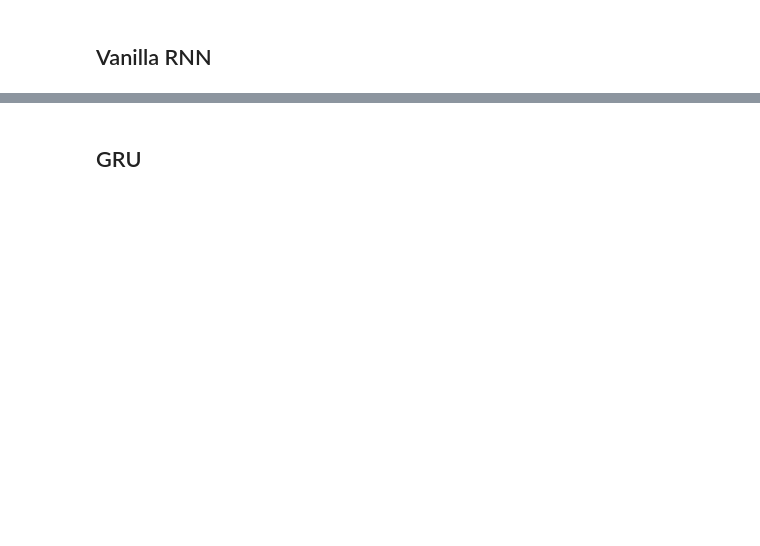
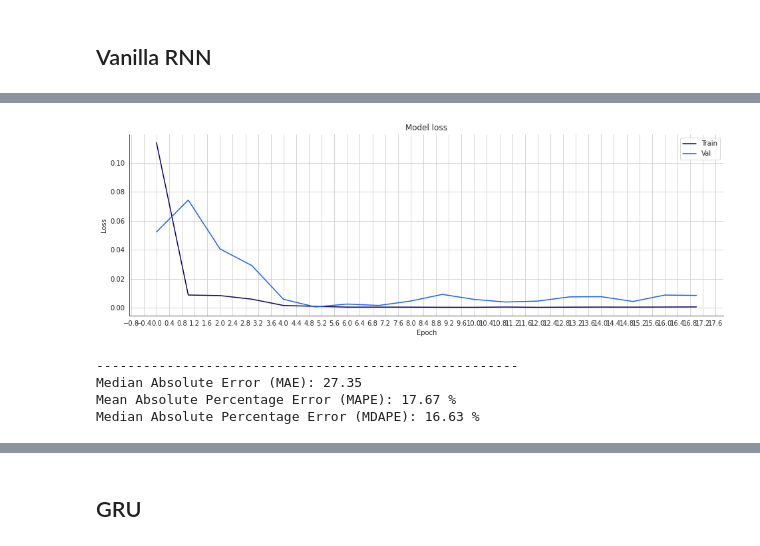
Before and after one commit to Anomaly1702/Ass3_Rnn, a Jupyter notebook: ASS3_RNN.ipynb, the cells around one changed output, grey strips where cells are left out. Drawn from its saved outputs; the diff is of its cells as text; code cells hidden in the pictures; blank space fills up the shorter version.

```diff
--- a/ASS3_RNN.ipynb
+++ b/ASS3_RNN.ipynb
@@ -585,7 +585,7 @@ class V_RNN_cls(Basenet):
       return regressor
 # %%
 optimizer = 'adam'
-lr=0.001
+lr=0.1
 batch_size = 16
 epochs = 20
 index_Close = 3
@@ -634,3 +634,8 @@ Epoch 15/20
+[figure, added]
+------------------------------------------------------
+Median Absolute Error (MAE): 27.35
+Mean Absolute Percentage Error (MAPE): 17.67 %
+Median Absolute Percentage Error (MDAPE): 16.63 %
 # %%
 # The date from which on the date is displayed
 display_start_date = start_d
```
Also changed, not shown: parts of 12 cells of this notebook.
